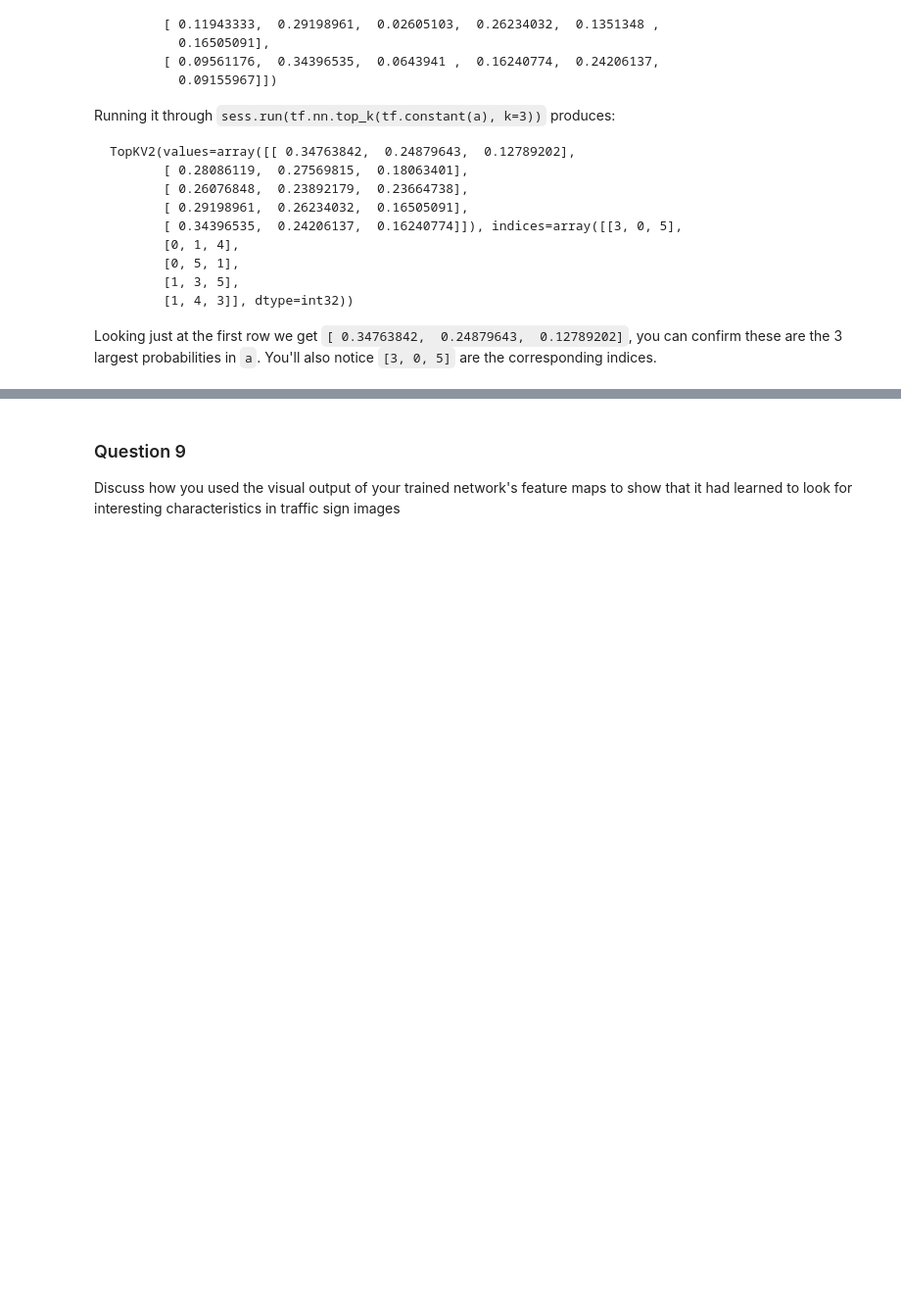
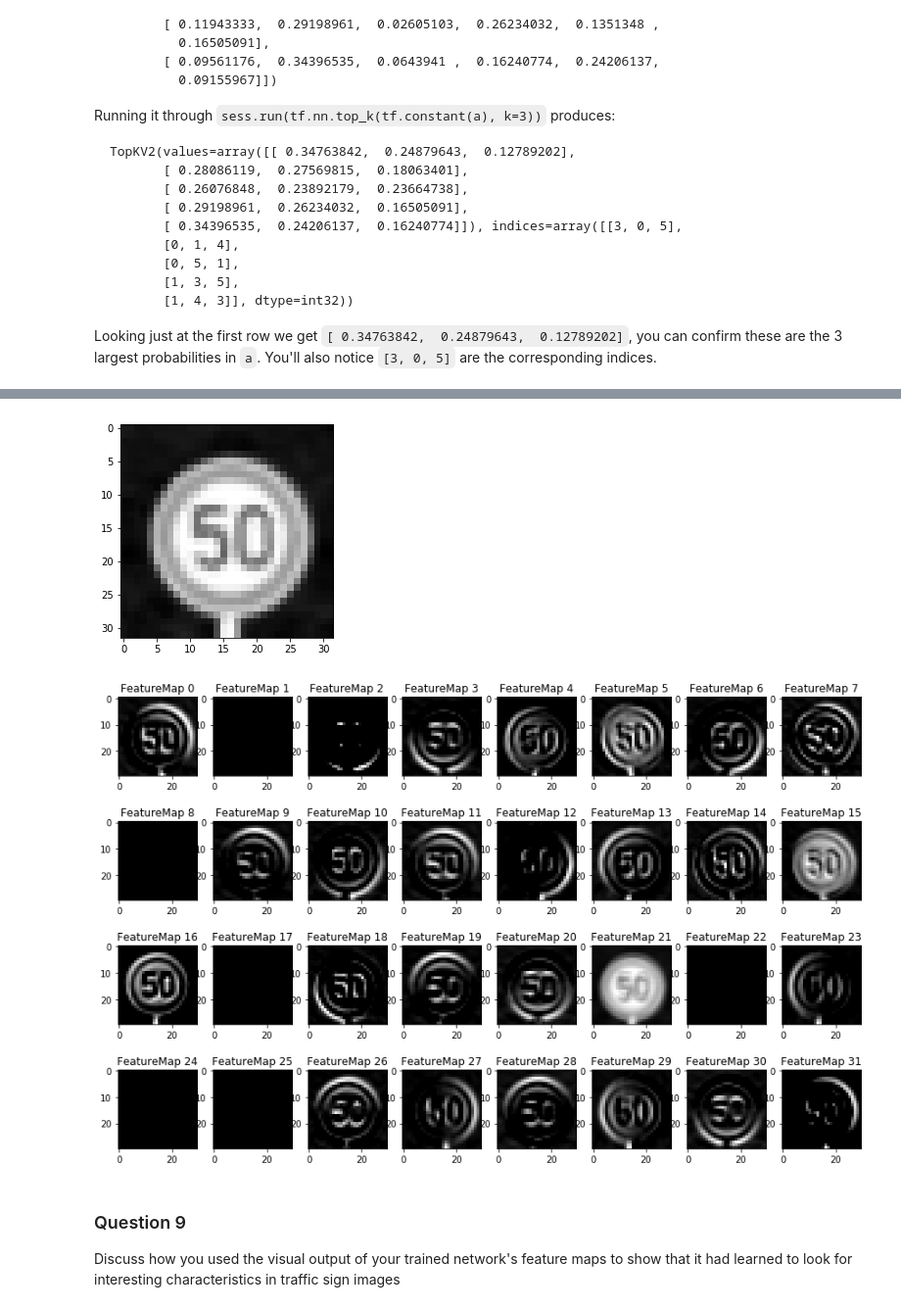
Before and after one commit to rudraxx/sdnd_abhishek, a Jupyter notebook: CarND-Traffic-Sign-Classifier-Project/Traffic_Sign_Classifier.ipynb, the cells around one changed output, grey strips where cells are left out. Shown: that part at 98% size. Saved outputs shown, nothing was run; the diff lists cells and outputs as text; code cells hidden in the pictures; blank space fills up the shorter version.

```diff
--- a/CarND-Traffic-Sign-Classifier-Project/Traffic_Sign_Classifier.ipynb
+++ b/CarND-Traffic-Sign-Classifier-Project/Traffic_Sign_Classifier.ipynb
@@ -728,32 +749,44 @@ For an example of what feature map outputs look like, check out NVIDIA's results
 # %%
 ### Visualize your network's feature maps here.
 ### Feel free to use as many code cells as needed.
 
 # image_input: the test image being fed into the network to produce the feature maps
 # tf_activation: should be a tf variable name used during your training procedure that represents the calculated state of a specific weight layer
 # activation_min/max: can be used to view the activation contrast in more detail, by default matplot sets min and max to the actual min and max values of the output
 # plt_num: used to plot out multiple different weight feature map sets on the same block, just extend the plt number for each new feature map entry
 
 def outputFeatureMap(image_input, tf_activation, activation_min=-1, activation_max=-1 ,plt_num=1):
     # Here make sure to preprocess your image_input in a way your network expects
     # with size, normalization, ect if needed
     # image_input =
     # Note: x should be the same name as your network's tensorflow data placeholder variable
     # If you get an error tf_activation is not defined it maybe having trouble accessing the variable from inside a function
     activation = tf_activation.eval(session=sess,feed_dict={x : image_input})
     featuremaps = activation.shape[3]
     plt.figure(plt_num, figsize=(15,15))
     for featuremap in range(featuremaps):
         plt.subplot(6,8, featuremap+1) # sets the number of feature maps to show on each row and column
         plt.title('FeatureMap ' + str(featuremap)) # displays the feature map number
         if activation_min != -1 & activation_max != -1:
             plt.imshow(activation[0,:,:, featuremap], interpolation="nearest", vmin =activation_min, vmax=activation_max, cmap="gray")
         elif activation_max != -1:
             plt.imshow(activation[0,:,:, featuremap], interpolation="nearest", vmax=activation_max, cmap="gray")
         elif activation_min !=-1:
             plt.imshow(activation[0,:,:, featuremap], interpolation="nearest", vmin=activation_min, cmap="gray")
         else:
             plt.imshow(activation[0,:,:, featuremap], interpolation="nearest", cmap="gray")
+
+image_num = 20
+plt.imshow(np.reshape(X_train_gray[image_num],(32,32)),cmap='gray')
+plt.show()
+# print()
+with tf.Session() as sess:
+    saver.restore(sess, save_file)
+    layer = sess.graph.get_tensor_by_name("Model/conv1/Relu:0")
+    outputFeatureMap(image_input=np.reshape(X_train_gray[image_num],(1,32,32,1)), tf_activation=layer)
+# %% [output]
+[figure, added]
+[figure, added]
 # %% [markdown]
 ### Question 9
 
```
Also changed, not shown: parts of 18 cells of this notebook, 23 other files.
